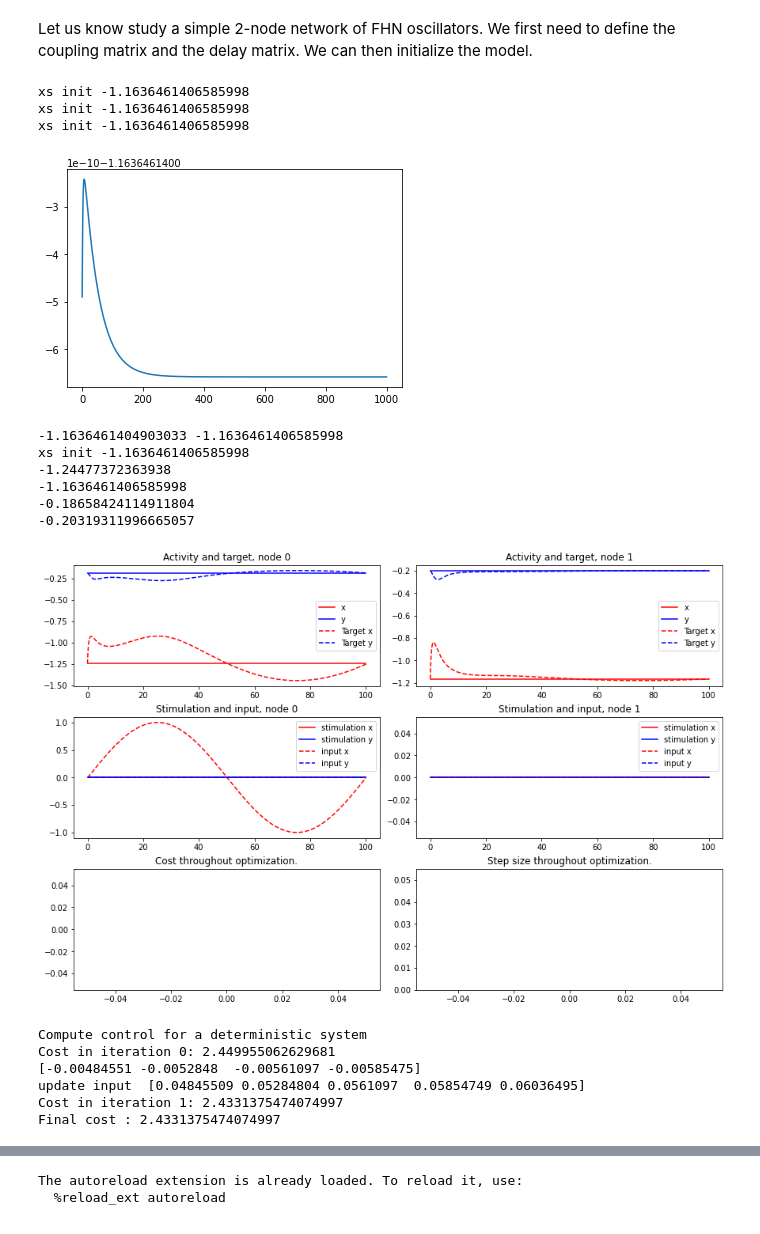
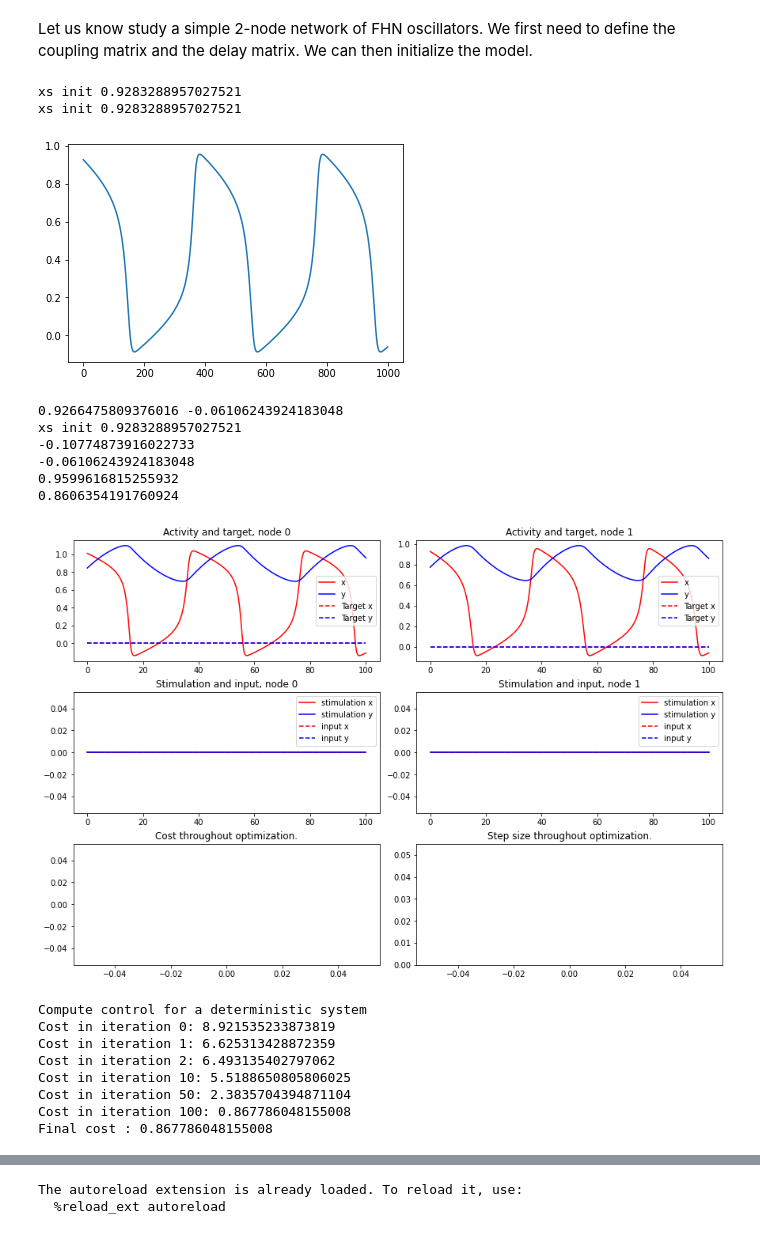
Before and after one commit to AlirezaAccelerates/neurolib, a Jupyter notebook: neurolib/optimal_control/examples/oc_phenomenological_model_deterministic_example.ipynb, the cells around one changed output, grey strips where cells are left out. Drawn from its saved outputs; the diff is of its cells as text; code cells hidden in the pictures.

```diff
--- a/neurolib/optimal_control/examples/oc_phenomenological_model_deterministic_example.ipynb
+++ b/neurolib/optimal_control/examples/oc_phenomenological_model_deterministic_example.ipynb
@@ -27,18 +27,18 @@ We stimulate the system with a known control signal, define the resulting activi
 # %%
 # We import the model
 model = FHNModel()
-model = HopfModel()    # OC can be computed for the Hopf model completely analogously
+# model = HopfModel()    # OC can be computed for the Hopf model completely analogously
 
 # Some parameters to define stimulation signals
 dt = model.params["dt"]
-duration = 1.
+duration = 100.
 amplitude = 1.
 period = duration
 
 # We define a "zero-input", and a sine-input
 zero_input = ZeroInput().generate_input(duration=duration+dt, dt=dt)
 input = np.copy(zero_input)
-input[0,1:-2] = np.sin(2.*np.pi*np.arange(0,duration-0.2, dt)/period) # other functions or random values can be used as well
+# input[0,1:-2] = np.sin(2.*np.pi*np.arange(0,duration-0.2, dt)/period) # other functions or random values can be used as well
 
 # We set the duration of the simulation and the initial values
 model.params["duration"] = duration
@@ -156,15 +135,16 @@ model.params.coupling = "additive" # use additive coupling
 control_mat = np.zeros( (model.params.N, len(model.state_vars)) )
 control_mat[0,0] = 1. # only allow inputs in y-channel in node 0
 
-if control_mat[0,0] == 0. and control_mat[1,0] == 0:
+# if control_mat[0,0] == 0. and control_mat[1,0] == 0:
     # if x is input channel, high connection strength can lead to numerical issues
-    model.params.K_gl = 5. # increase for stronger connectivity, WARNING: too high value will cause numerical problems
+    # model.params.K_gl = 5. # increase for stronger connectivity, WARNING: too high value will cause numerical problems
 
 model.params["duration"] = duration
+model.params["x_ou_mean"] = 0.8
 
 if model.name == 'fhn':
-    model.params["xs_init"] = np.vstack( [x_init, x_init] )
-    model.params["ys_init"] = np.vstack( [y_init, y_init] )
+    model.params["xs_init"] = np.vstack( [1.0102162724854475, 0.9283288957027521] )
+    model.params["ys_init"] = np.vstack( [0.8458881386715335, 0.7744765218690157] )
 elif model.name == 'hopf':
     model.params["xs_init"] = np.vstack( [-1.24477372363938, -1.1636461406585998] )
     model.params["ys_init"] = np.vstack( [-0.18658424114911804, -0.20319311996665057] )
@@ -182,44 +162,44 @@ model.params["y_ext"] = input_nw[:,1,:]
 
 print('xs init', model.params["xs_init"][1,0])
 
 model.run()
 
 print('xs init', model.params["xs_init"][1,0])
 
 # Define the result of the stimulation as target
 target = np.concatenate( (np.concatenate( (model.params["xs_init"], model.params["ys_init"]), axis=1)[:,:, np.newaxis], np.stack( (model.x, model.y), axis=1)), axis=2)
+target = np.zeros((target.shape))
 
 # Remove stimuli and re-run the simulation
 model.params["x_ext"] = zero_input_nw[:,0,:]
 model.params["y_ext"] = zero_input_nw[:,0,:]
 model.run()
 
 # combine initial value and simulation result to one array
 state =  np.concatenate( (np.concatenate( (model.params["xs_init"], model.params["ys_init"]), axis=1)[:,:, np.newaxis], np.stack( (model.x, model.y), axis=1)), axis=2)
 
 plt.plot(model.x[1,:])
 plt.show()
 print(model.x[1,0], model.x[1,-1])
 print('xs init', model.params["xs_init"][1,0])
 
 print(state[0,0,-1])
 print(state[1,0,-1])
 print(state[0,1,-1])
 print(state[1,1,-1])
 
 plot_oc_network(model.params.N, duration, dt, state, target, zero_input_nw, input_nw)
 # %% [output]
-xs init -1.1636461406585998
-xs init -1.1636461406585998
-xs init -1.1636461406585998
+xs init 0.9283288957027521
+xs init 0.9283288957027521
-[figure, old version]
+[figure, new version]
--1.1636461404903033 -1.1636461406585998
-xs init -1.1636461406585998
--1.24477372363938
--1.1636461406585998
--0.18658424114911804
--0.20319311996665057
+0.9266475809376016 -0.06106243924183048
+xs init 0.9283288957027521
+-0.10774873916022733
+-0.06106243924183048
+0.9599616815255932
+0.8606354191760924
-[figure, old version]
+[figure, new version]
 # %%
 prec_mat = np.zeros( (model.params.N, len(model.output_vars)) )
 prec_mat[1,0] = 1. # only measure in y-channel in node 1
@@ -228,12 +208,12 @@ model.params["x_ext"] = zero_input_nw[:,0,:]
 model.params["y_ext"] = zero_input_nw[:,0,:]
 
 if model.name == 'fhn':
-    model_controlled = oc_fhn.OcFhn(model, target, w_p=1, w_2=0, print_array=[1,2,10,50,100,200,300,400,500], control_matrix=control_mat, precision_matrix=prec_mat)
+    model_controlled = oc_fhn.OcFhn(model, target, w_p=1, w_2=0.001, print_array=[1,2,10,50,100,200,300,400,500], control_matrix=control_mat, precision_matrix=prec_mat, precision_cost_interval=[900,-1])
 elif model.name == 'hopf':
     model_controlled = oc_hopf.OcHopf(model, target, w_p=1, w_2=0, print_array=[1,2,10,50,100,200,300,400,500], control_matrix=control_mat, precision_matrix=prec_mat)
 
 model_controlled.step = 10.
-model_controlled.optimize(1)
+model_controlled.optimize(100)
 
 state = model_controlled.get_xs()
 control = model_controlled.control
@@ -241,11 +221,13 @@ control = model_controlled.control
 #plot_oc_network(model.params.N, duration, dt, state, target, control, input_nw, model_controlled.cost_history, model_controlled.step_sizes_history)
 # %% [output]
 Compute control for a deterministic system
-Cost in iteration 0: 2.449955062629681
-[-0.00484551 -0.0052848  -0.00561097 -0.00585475]
-update input  [0.04845509 0.05284804 0.0561097  0.05854749 0.06036495]
-Cost in iteration 1: 2.4331375474074997
-Final cost : 2.4331375474074997
+Cost in iteration 0: 8.921535233873819
+Cost in iteration 1: 6.625313428872359
+Cost in iteration 2: 6.493135402797062
+Cost in iteration 10: 5.5188650805806025
+Cost in iteration 50: 2.3835704394871104
+Cost in iteration 100: 0.867786048155008
+Final cost : 0.867786048155008
 # %%
 # Do another 100 iterations if you want to.
 # Repeated execution will continue with further 100 iterations.
```
Also changed, not shown: parts of 6 cells of this notebook, 6 other files.
